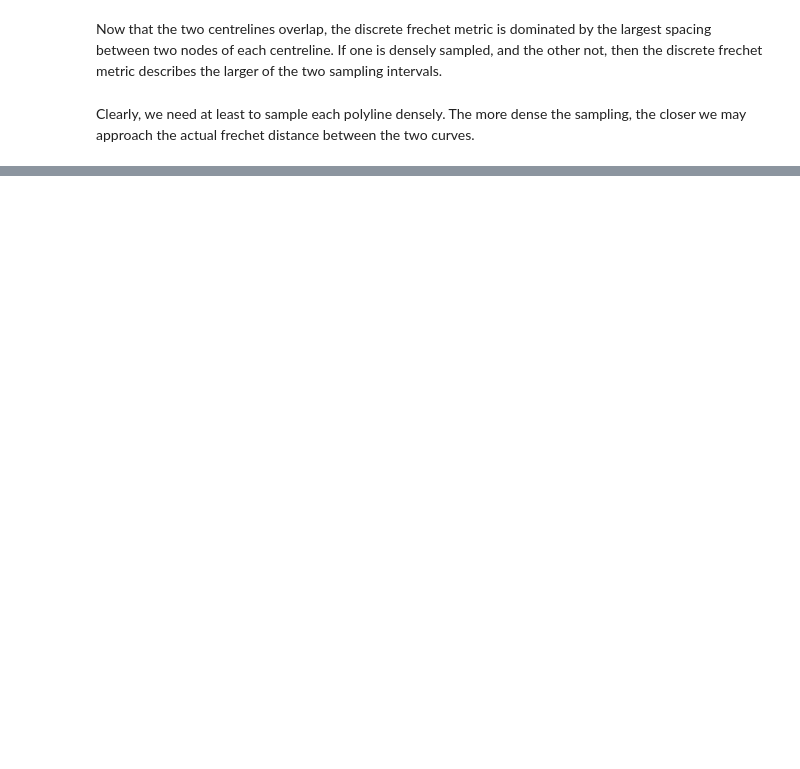
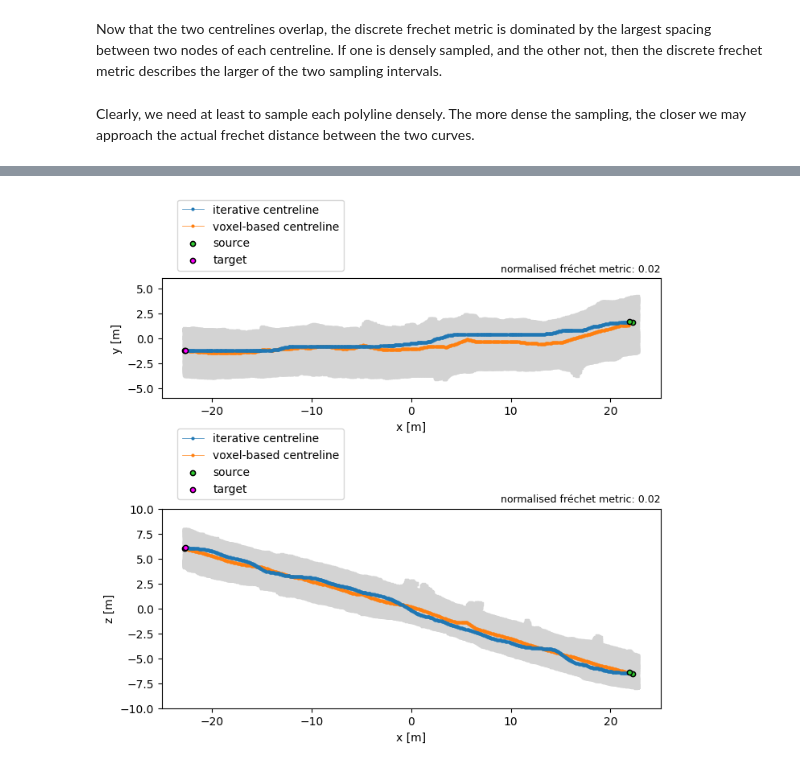
Before and after one commit to ERC-Karst/pc-centrelines, a Jupyter notebook: notebooks/6_compute_centreline_distances.ipynb, the cells around one changed output, grey strips where cells are left out. Saved outputs shown, nothing was run; the diff lists cells and outputs as text; code cells hidden in the pictures; blank space fills up the shorter version.

```diff
--- a/notebooks/6_compute_centreline_distances.ipynb
+++ b/notebooks/6_compute_centreline_distances.ipynb
@@ -508,7 +721,7 @@ def plot_compare(comp_list, comp_id, conduit,labels, ylim=0.5,zlim=0.5,  figsize
     ax.set_aspect("equal")
     ax.set_ylim(-ylim, ylim)
 
-    ax.set_title(f"fréchet metric: {fr_results_hydraulic[comp_id, conduit]:.2f}", fontsize=9, loc = "right")
+    ax.set_title(f"normalised fréchet metric: {fr_results_hydraulic[comp_id, conduit]:.2f}", fontsize=9, loc = "right")
     ax.set_xlabel("x [m]")
     ax.set_ylabel("y [m]")
     ax.legend(loc = theloc, bbox_to_anchor=thebbox)
@@ -525,7 +738,7 @@ def plot_compare(comp_list, comp_id, conduit,labels, ylim=0.5,zlim=0.5,  figsize
     ax.set_aspect("equal")
     ax.set_ylim(-zlim, zlim)
 
-    ax.set_title(f"fréchet metric: {fr_results_hydraulic[comp_id, conduit]:.2f}", fontsize=9, loc = "right")
+    ax.set_title(f"normalised fréchet metric: {fr_results_hydraulic[comp_id, conduit]:.2f}", fontsize=9, loc = "right")
     ax.set_xlabel("x [m]")
     ax.set_ylabel("z [m]")
     ax.legend(loc = theloc, bbox_to_anchor=thebbox)
@@ -533,6 +746,8 @@ def plot_compare(comp_list, comp_id, conduit,labels, ylim=0.5,zlim=0.5,  figsize
     ax.scatter(*comp_list[1][conduit][0, [0,2]], **start_kwargs)
     return fig, ax
 # %%
-plot_compare(iter_to_mst,5, 8, ("iterative centreline", "voxel-based centreline"),6, 10)
+plot_compare(iter_to_mst,9, 8, ("iterative centreline", "voxel-based centreline"),6, 10)
 plt.savefig("./temp/figures/Motiers_comparison_iter_voxel.png", dpi =300)
+# %% [output]
+[figure, added]
 # %%
```
Also changed, not shown: parts of 28 cells of this notebook, 6 other files.
